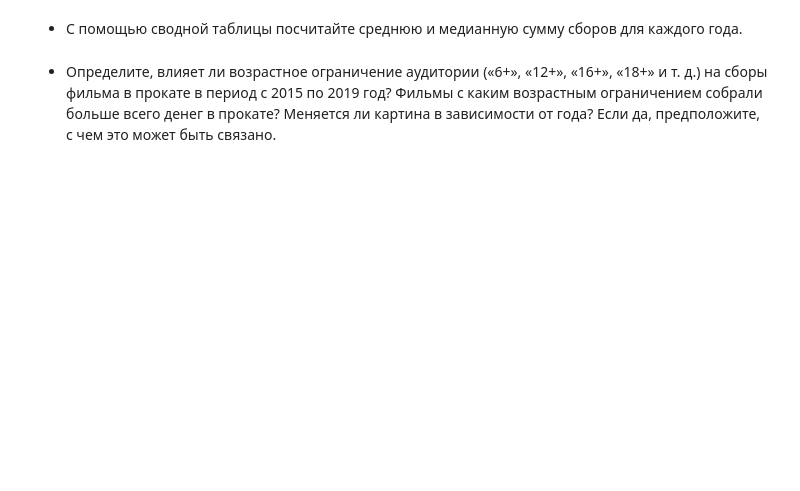
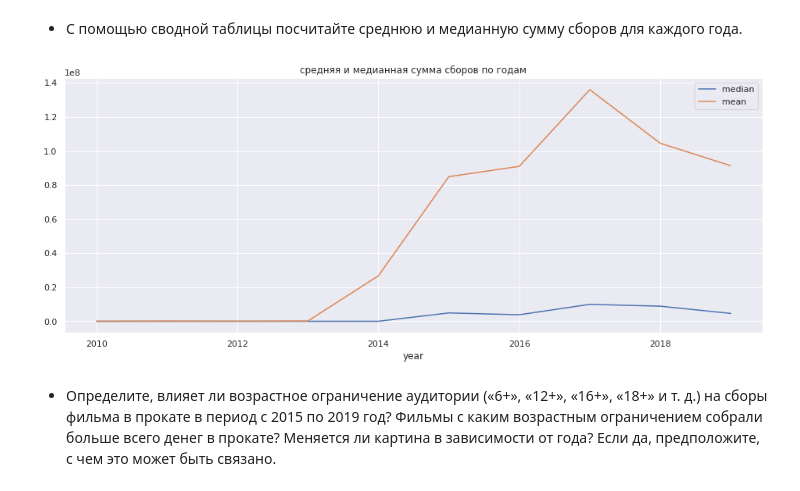
Before and after one commit to ArtyomRasskazov/Practicum, a Jupyter notebook: 1-4-russian-film-distribution.ipynb, the cells around one changed output. Drawn from its saved outputs; the diff is of its cells as text; code cells hidden in the pictures; blank space fills up the shorter version.

```diff
--- a/1-4-russian-film-distribution.ipynb
+++ b/1-4-russian-film-distribution.ipynb
@@ -579,4 +612,9 @@ df_mkrf_movies = add_main(df_mkrf_movies, ['director', 'genres'])
 # %% [markdown]
 - С помощью сводной таблицы посчитайте среднюю и медианную сумму сборов для каждого года.
+# %%
+df_pivot.plot(title='средняя и медианная сумма сборов по годам', kind='line', y=['median', 'mean'])
+print()
+# %% [output]
+[figure, added]
 # %% [markdown]
 - Определите, влияет ли возрастное ограничение аудитории («6+», «12+», «16+», «18+» и т. д.) на сборы фильма в прокате в период с 2015 по 2019 год? Фильмы с каким возрастным ограничением собрали больше всего денег в прокате? Меняется ли картина в зависимости от года? Если да, предположите, с чем это может быть связано.
```
Also changed, not shown: parts of 35 cells of this notebook.
